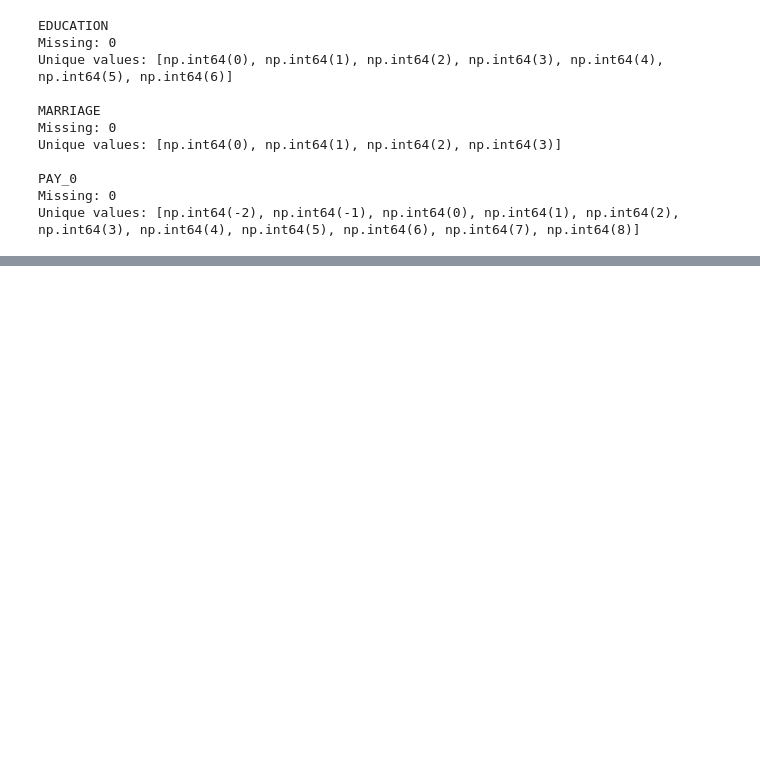
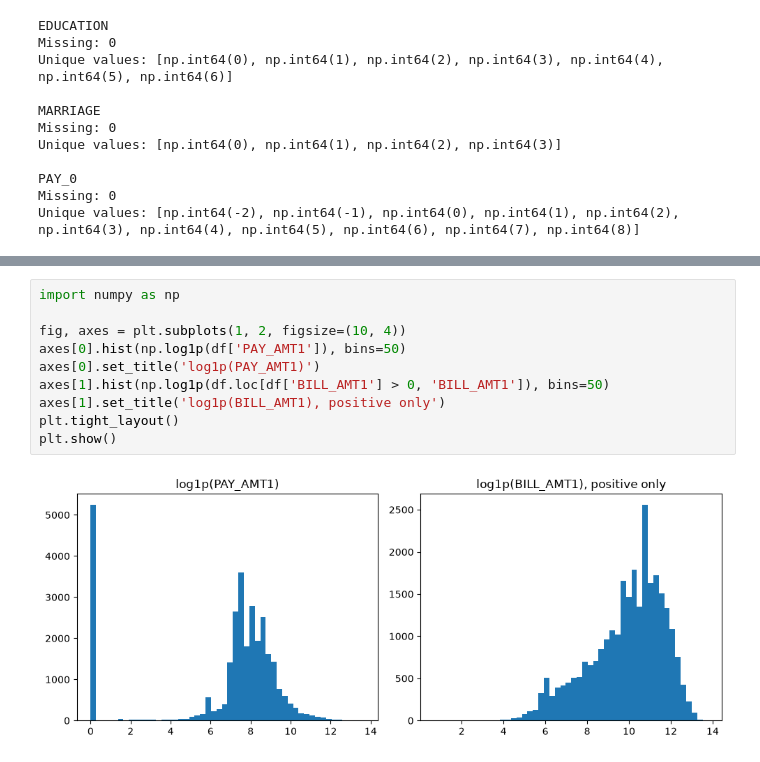
Before and after one commit to Luben69/Default-of-Credit-Card-Clients, a Jupyter notebook: Untitled.ipynb, the cells around one changed output, grey strips where cells are left out. Cells and saved outputs as stored; diff of their text form; blank space fills up the shorter version.

```diff
--- a/Untitled.ipynb
+++ b/Untitled.ipynb
@@ -120,0 +363,12 @@ Unique values: [np.int64(-2), np.int64(-1), np.int64(0), np.int64(1), np.int64(2
+# %%
+import numpy as np
+
+fig, axes = plt.subplots(1, 2, figsize=(10, 4))
+axes[0].hist(np.log1p(df['PAY_AMT1']), bins=50)
+axes[0].set_title('log1p(PAY_AMT1)')
+axes[1].hist(np.log1p(df.loc[df['BILL_AMT1'] > 0, 'BILL_AMT1']), bins=50)
+axes[1].set_title('log1p(BILL_AMT1), positive only')
+plt.tight_layout()
+plt.show()
+# %% [output]
+[figure, added]
```
Also changed, not shown: parts of 32 cells of this notebook.
